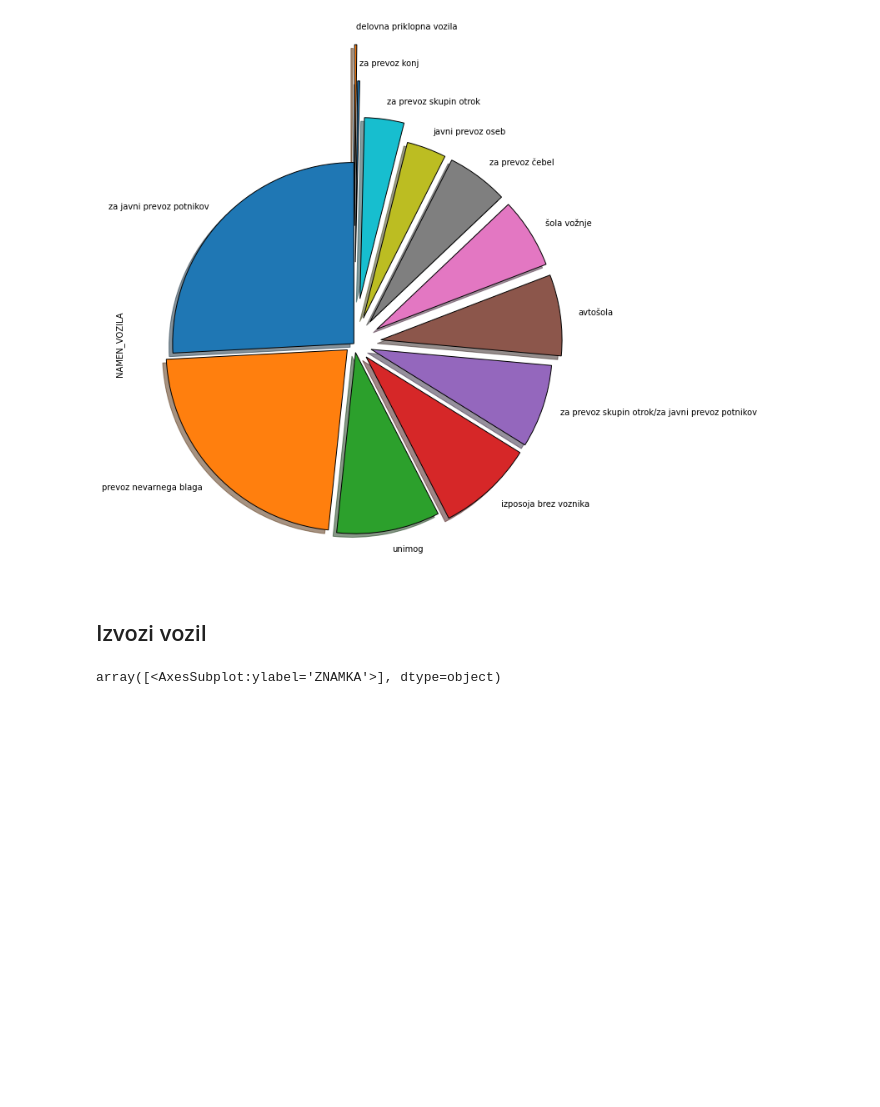
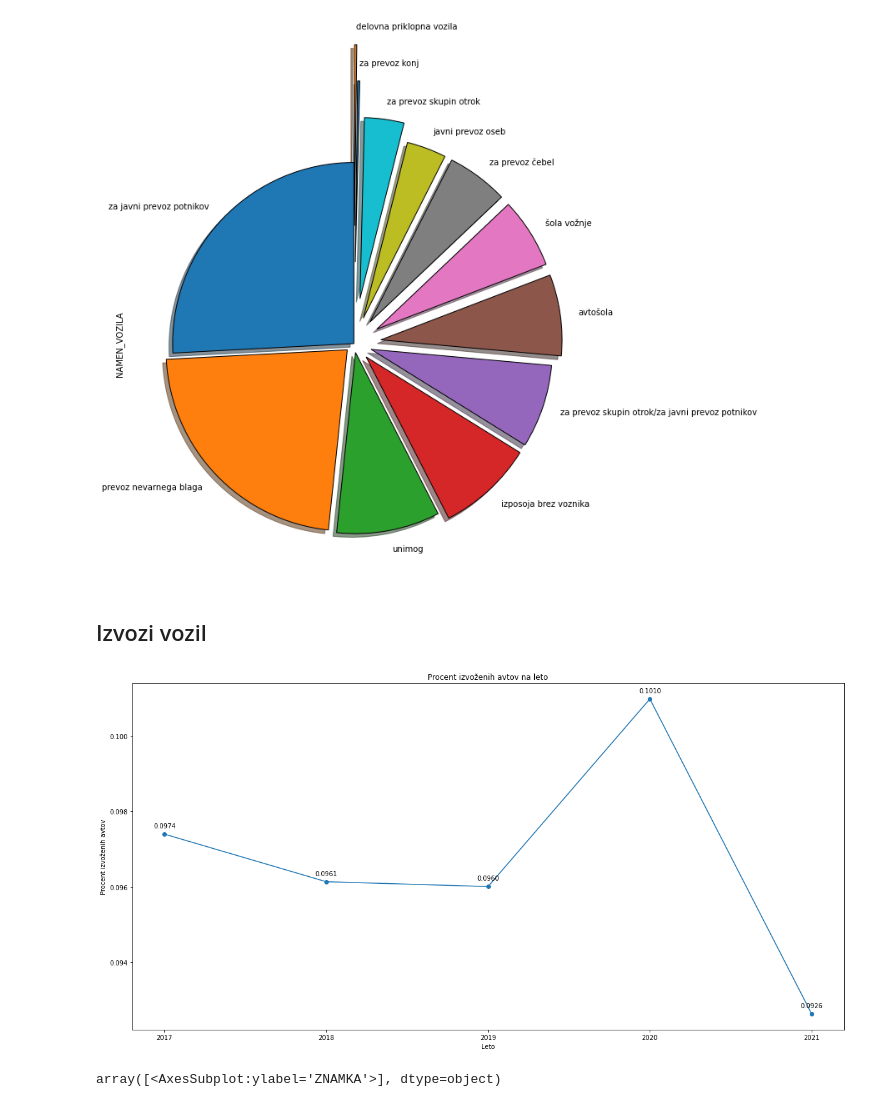
Before and after one commit to AnzeSavli/PR21aatj, a Jupyter notebook: report.ipynb, the cells around one changed output. Drawn from its saved outputs; the diff is of its cells as text; code cells hidden in the pictures; blank space fills up the shorter version.

```diff
--- a/report.ipynb
+++ b/report.ipynb
@@ -181,0 +85,3 @@ korelacija = {k: v for k, v in sorted({ x:abs(np.mean(y)) for x,y in korelacija.
+# %%
+for (key, value) in list(korelacija.items())[:5]:
+    print ("Korelacijski koeficient za:", key, "=", value)
@@ -368,6 +286,32 @@ izvozi_2 = data["2018"][1].loc[:, ["VIN", "VELJA_DO"]].set_index("VIN")["VELJA_D
 izvozi_3 = data["2019"][1].loc[:, ["VIN", "VELJA_DO"]].set_index("VIN")["VELJA_DO"].to_dict()
 izvozi_4 = data["2020"][1].loc[:, ["VIN", "VELJA_DO"]].set_index("VIN")["VELJA_DO"].to_dict()
 izvozi_5 = data["2021"][1].loc[:, ["VIN", "VELJA_DO"]].set_index("VIN")["VELJA_DO"].to_dict()
+# %%
+izvozi_procenti = dict()
+
+izvozi_procenti["2017"] = 1 - len(izvozi_1) / len(data["2017"][1].loc[:, ["VIN"]])
+izvozi_procenti["2018"] = 1 - len(izvozi_2) / len(data["2018"][1].loc[:, ["VIN"]])
+izvozi_procenti["2019"] = 1 - len(izvozi_3) / len(data["2019"][1].loc[:, ["VIN"]])
+izvozi_procenti["2020"] = 1 - len(izvozi_4) / len(data["2020"][1].loc[:, ["VIN"]])
+izvozi_procenti["2021"] = 1 - len(izvozi_5) / len(data["2021"][1].loc[:, ["VIN"]])
+
+plt.rcParams["figure.figsize"] = (20,10)
+fig, ax = plt.subplots()
+ax.plot(izvozi_procenti.keys(), izvozi_procenti.values(), marker='o')
+ax.set_xlabel("Leto")
+ax.set_ylabel("Procent izvoženih avtov")
+ax.set_title("Procent izvoženih avtov na leto")
+
+for x, y in zip(izvozi_procenti.keys(), izvozi_procenti.values()):
+    label = "{:.4f}".format(y)
+    plt.annotate(label,
+                 (x,y),
+                 textcoords="offset points",
+                 xytext=(0,10),
+                 ha='center')
+plt.show()
+# %% [output]
+[figure, added]
 # %%
 dd = defaultdict(list)
 
```
Also changed, not shown: parts of 16 cells of this notebook.
